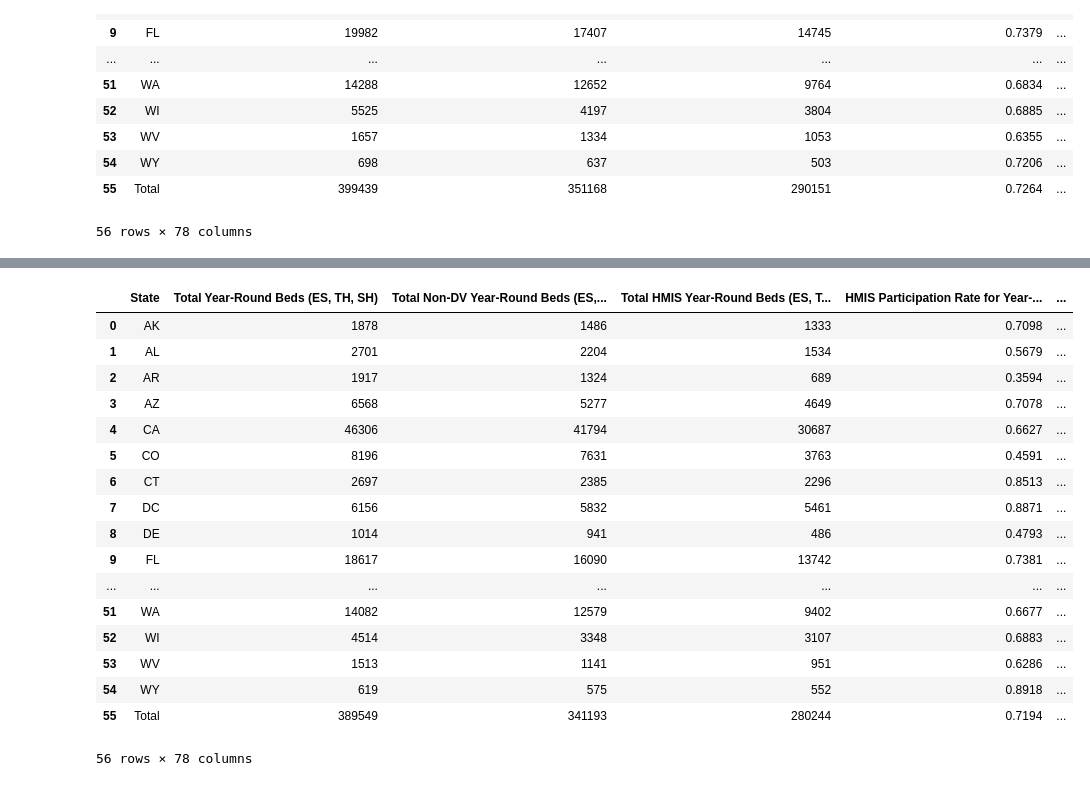
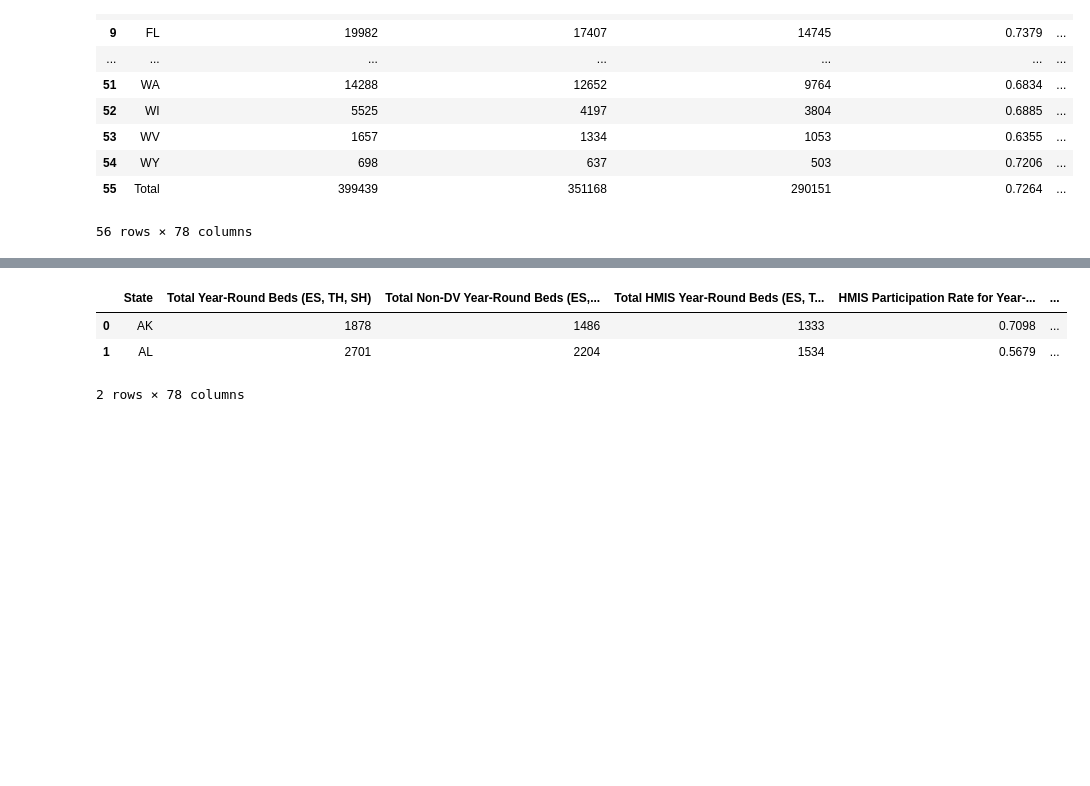
Before and after one commit to JLRoselle/homelessness-data-literacy-project, a Jupyter notebook: data_literacy.ipynb, the cells around one changed output, grey strips where cells are left out. Drawn from its saved outputs; the diff is of its cells as text; code cells hidden in the pictures; blank space fills up the shorter version.

```diff
--- a/data_literacy.ipynb
+++ b/data_literacy.ipynb
@@ -113,28 +99,14 @@ hic2018
 # %%
-hic2019 = pd.read_excel('data\HIC.xlsx', sheet_name= 5)
+hic2019 = pd.read_excel('..\data\HIC.xlsx', sheet_name= 5)
 # %%
 hic2019.columns = hic2019.iloc[0]
 hic2019=hic2019[1:].reset_index(drop=True)
 # %%
 hic2019['year'] = 2019
-hic2019
+hic2019.head(2)
 # %% [output]
 |  | State | Total Year-Round Beds (ES, TH, SH) | Total Non-DV Year-Round Beds (ES,... | Total HMIS Year-Round Beds (ES, T... | HMIS Participation Rate for Year-... | ... |
 | 0 | AK | 1878 | 1486 | 1333 | 0.7098 | ... |
 | 1 | AL | 2701 | 2204 | 1534 | 0.5679 | ... |
-| 2 | AR | 1917 | 1324 | 689 | 0.3594 | ... |
-| 3 | AZ | 6568 | 5277 | 4649 | 0.7078 | ... |
-| 4 | CA | 46306 | 41794 | 30687 | 0.6627 | ... |
-| 5 | CO | 8196 | 7631 | 3763 | 0.4591 | ... |
-| 6 | CT | 2697 | 2385 | 2296 | 0.8513 | ... |
-| 7 | DC | 6156 | 5832 | 5461 | 0.8871 | ... |
-| 8 | DE | 1014 | 941 | 486 | 0.4793 | ... |
-| 9 | FL | 18617 | 16090 | 13742 | 0.7381 | ... |
-| ... | ... | ... | ... | ... | ... | ... |
-| 51 | WA | 14082 | 12579 | 9402 | 0.6677 | ... |
-| 52 | WI | 4514 | 3348 | 3107 | 0.6883 | ... |
-| 53 | WV | 1513 | 1141 | 951 | 0.6286 | ... |
-| 54 | WY | 619 | 575 | 552 | 0.8918 | ... |
-| 55 | Total | 389549 | 341193 | 280244 | 0.7194 | ... |
-56 rows × 78 columns
+2 rows × 78 columns
 # %%
```
Also changed, not shown: parts of 42 cells of this notebook.
